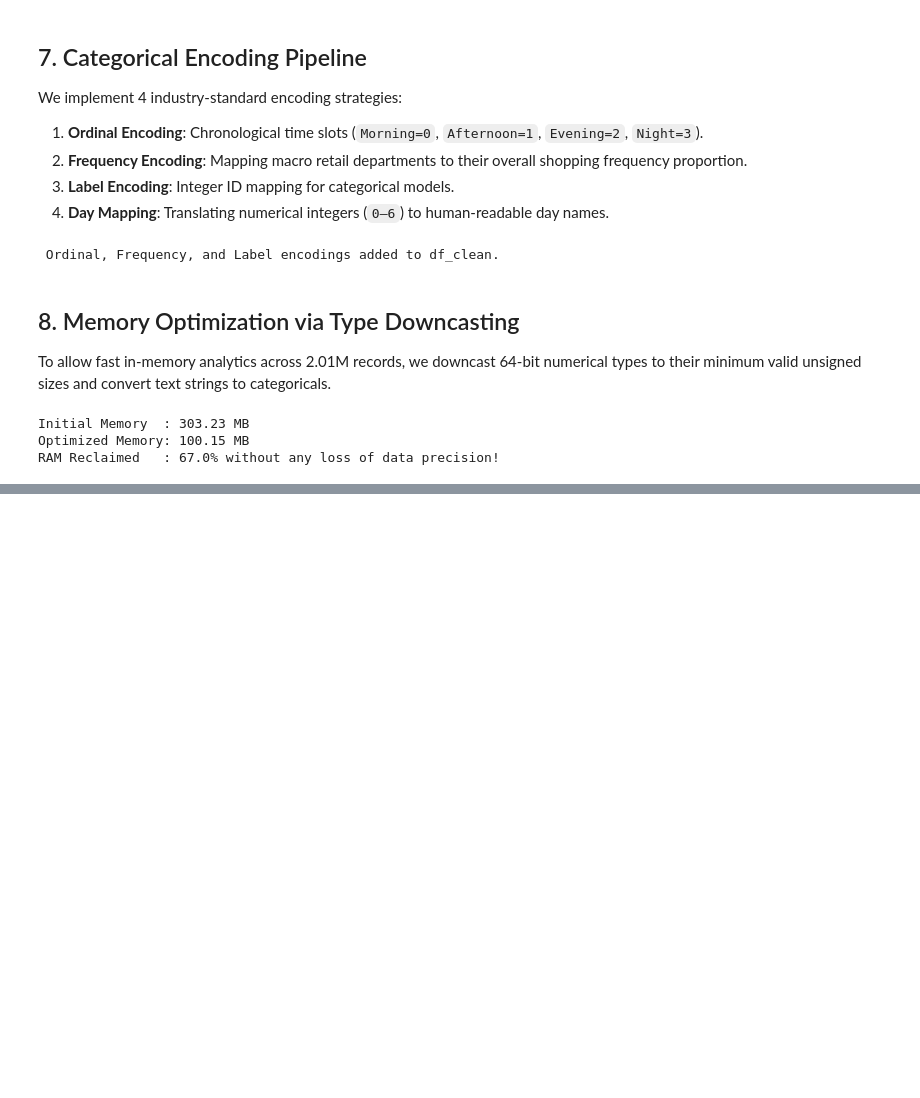
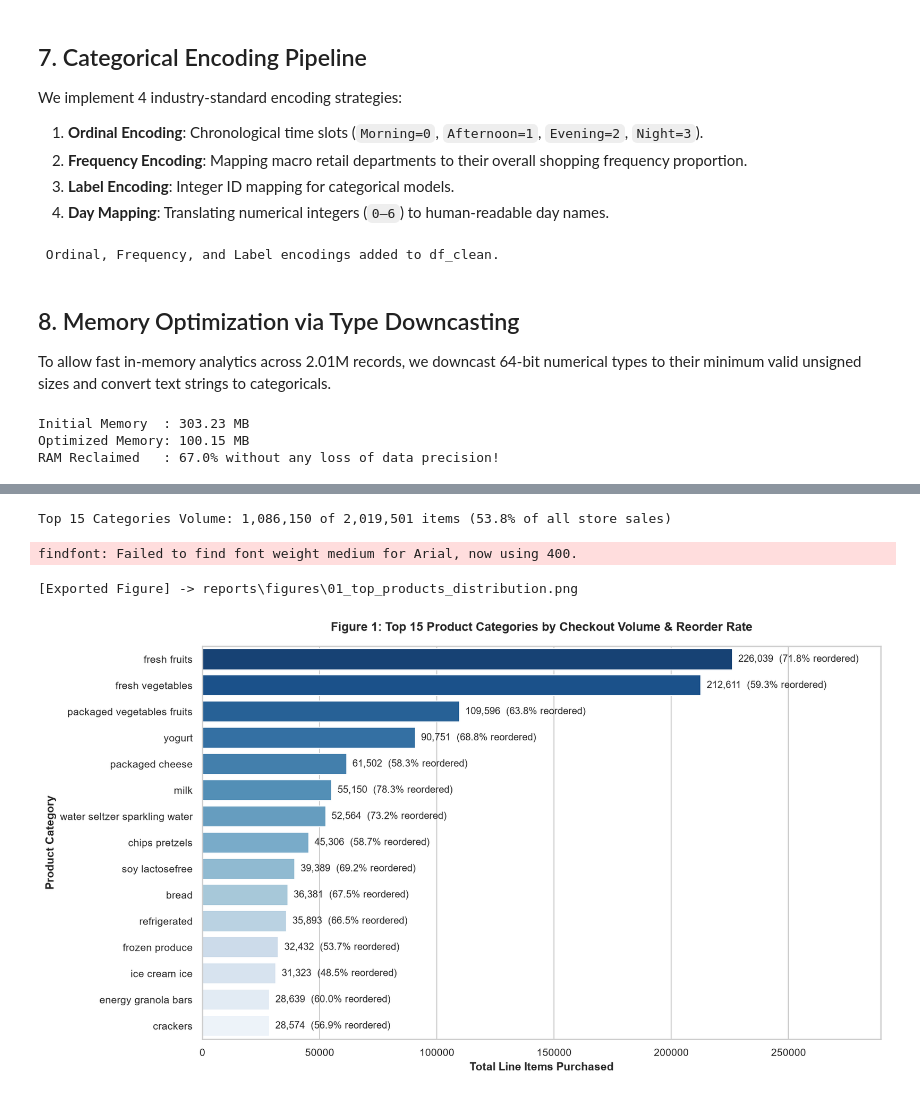
Before and after one commit to Chathuka-Pehesara/supermarket-basket-reorder-analytics, a Jupyter notebook: notebooks/01_eda_preprocessing.ipynb, the cells around one changed output, grey strips where cells are left out. Drawn from its saved outputs; the diff is of its cells as text; code cells hidden in the pictures; blank space fills up the shorter version.

Commit message:
feat(eda): finalize end-to-end data preprocessing and exploratory analysis pipeline

```diff
--- a/notebooks/01_eda_preprocessing.ipynb
+++ b/notebooks/01_eda_preprocessing.ipynb
@@ -384,0 +388,50 @@ RAM Reclaimed   : 67.0% without any loss of data precision!
+# %%
+prod_agg = (
+    df_clean.groupby("product_name", observed=False)
+    .agg(volume=("order_id", "count"), reorder_rate=("reordered", "mean"))
+    .sort_values(by="volume", ascending=False)
+    .head(15)
+    .reset_index()
+)
+
+# Cast categorical to string so Seaborn only plots these 15 products
+prod_agg["product_name"] = prod_agg["product_name"].astype(str)
+
+# Calculate volume share of total store transactions
+total_store_volume = len(df_clean)
+top15_volume = prod_agg["volume"].sum()
+top15_share_pct = (top15_volume / total_store_volume) * 100
+print(f"Top 15 Categories Volume: {top15_volume:,} of {total_store_volume:,} items ({top15_share_pct:.1f}% of all store sales)")
+
+fig, ax = plt.subplots(figsize=(12, 7))
+sns.barplot(
+    data=prod_agg,
+    x="volume",
+    y="product_name",
+    hue="product_name",
+    palette="Blues_r",
+    legend=False,
+    ax=ax
+)
+
+for i, row in prod_agg.iterrows():
+    vol = int(row["volume"])
+    rate = float(row["reorder_rate"]) * 100
+    ax.text(
+        vol + 2500, i,
+        f"{vol:,}  ({rate:.1f}% reordered)",
+        va="center", fontsize=9.5, fontweight="medium"
+    )
+
+ax.set_title("Figure 1: Top 15 Product Categories by Checkout Volume & Reorder Rate", pad=15)
+ax.set_xlabel("Total Line Items Purchased", fontweight="bold")
+ax.set_ylabel("Product Category", fontweight="bold")
+ax.set_xlim(0, prod_agg["volume"].max() * 1.28)
+
+save_figure(fig, "01_top_products_distribution.png")
+plt.show()
+# %% [output]
+Top 15 Categories Volume: 1,086,150 of 2,019,501 items (53.8% of all store sales)
+findfont: Failed to find font weight medium for Arial, now using 400.
+[Exported Figure] -> reports\figures\01_top_products_distribution.png
+[figure, added]
```
Also changed, not shown: parts of 12 cells of this notebook.
